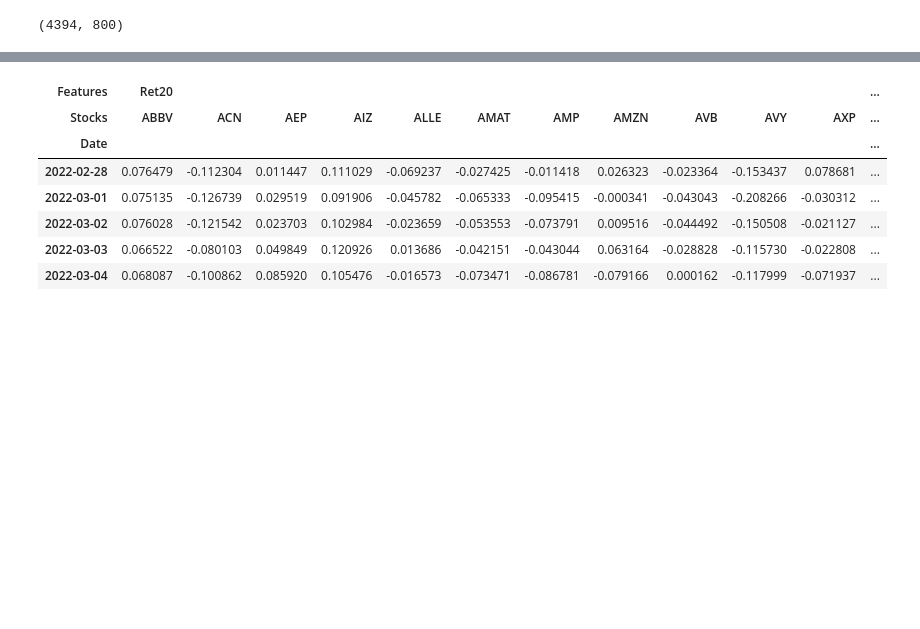
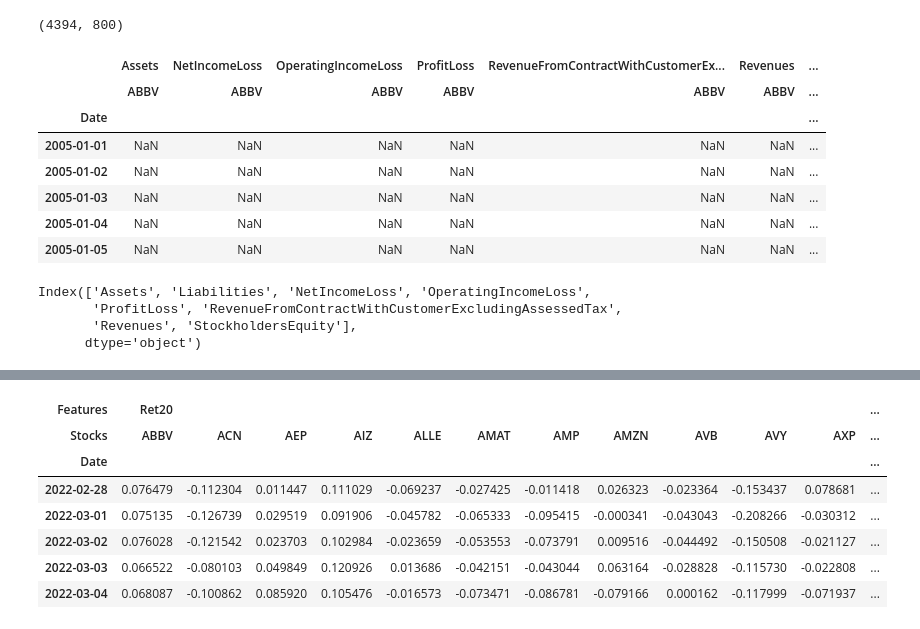
Before and after one commit to shrozolio/M6, a Jupyter notebook: Code/m6_build_panel.ipynb, the cells around one changed output, grey strips where cells are left out. Cells and saved outputs as stored; diff of their text form; code cells hidden in the pictures; blank space fills up the shorter version.

```diff
--- a/Code/m6_build_panel.ipynb
+++ b/Code/m6_build_panel.ipynb
@@ -32,3 +35,25 @@ dat.head()
 dat.shape
 # %% [output]
 (4394, 800)
+# %%
+fdat = pd.read_csv(fundamental_fname, header=[0,1], index_col=0)
+fdat.index = pd.to_datetime(fdat.index, format = "%d/%m/%Y")
+fdat.index.name = 'Date'
+fdat = fdat.fillna(method='ffill').swaplevel(axis=1)
+fdat.head()
+# %% [output]
+|  | Assets | NetIncomeLoss | OperatingIncomeLoss | ProfitLoss | RevenueFromContractWithCustomerEx... | Revenues | ... |
+|  | ABBV | ABBV | ABBV | ABBV | ABBV | ABBV | ... |
+| Date |  |  |  |  |  |  | ... |
+| 2005-01-01 | NaN | NaN | NaN | NaN | NaN | NaN | ... |
+| 2005-01-02 | NaN | NaN | NaN | NaN | NaN | NaN | ... |
+| 2005-01-03 | NaN | NaN | NaN | NaN | NaN | NaN | ... |
+| 2005-01-04 | NaN | NaN | NaN | NaN | NaN | NaN | ... |
+| 2005-01-05 | NaN | NaN | NaN | NaN | NaN | NaN | ... |
+# %%
+fdat.columns.levels[0]
+# %% [output]
+Index(['Assets', 'Liabilities', 'NetIncomeLoss', 'OperatingIncomeLoss',
+       'ProfitLoss', 'RevenueFromContractWithCustomerExcludingAssessedTax',
+       'Revenues', 'StockholdersEquity'],
+      dtype='object')
```
Also changed, not shown: parts of 18 cells of this notebook, 3 other files.
